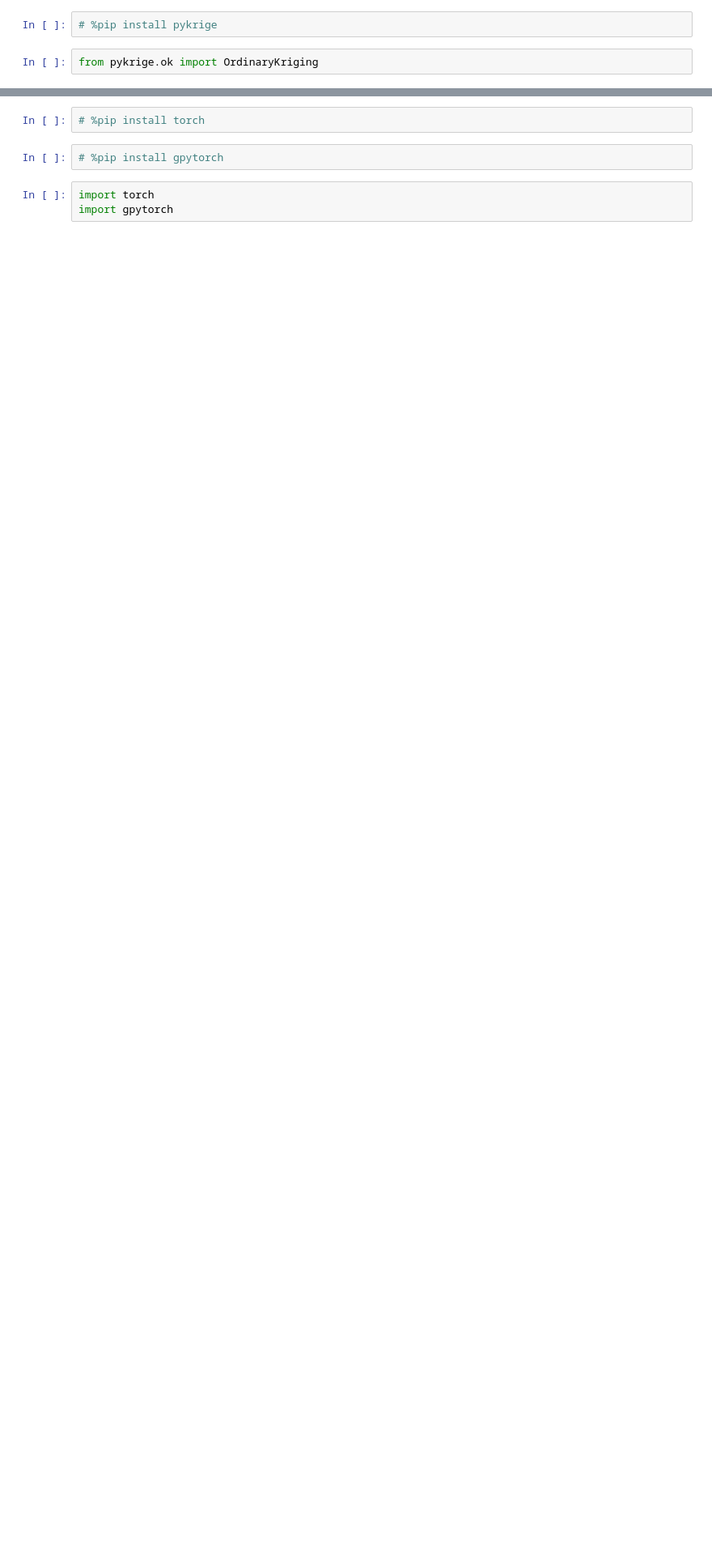
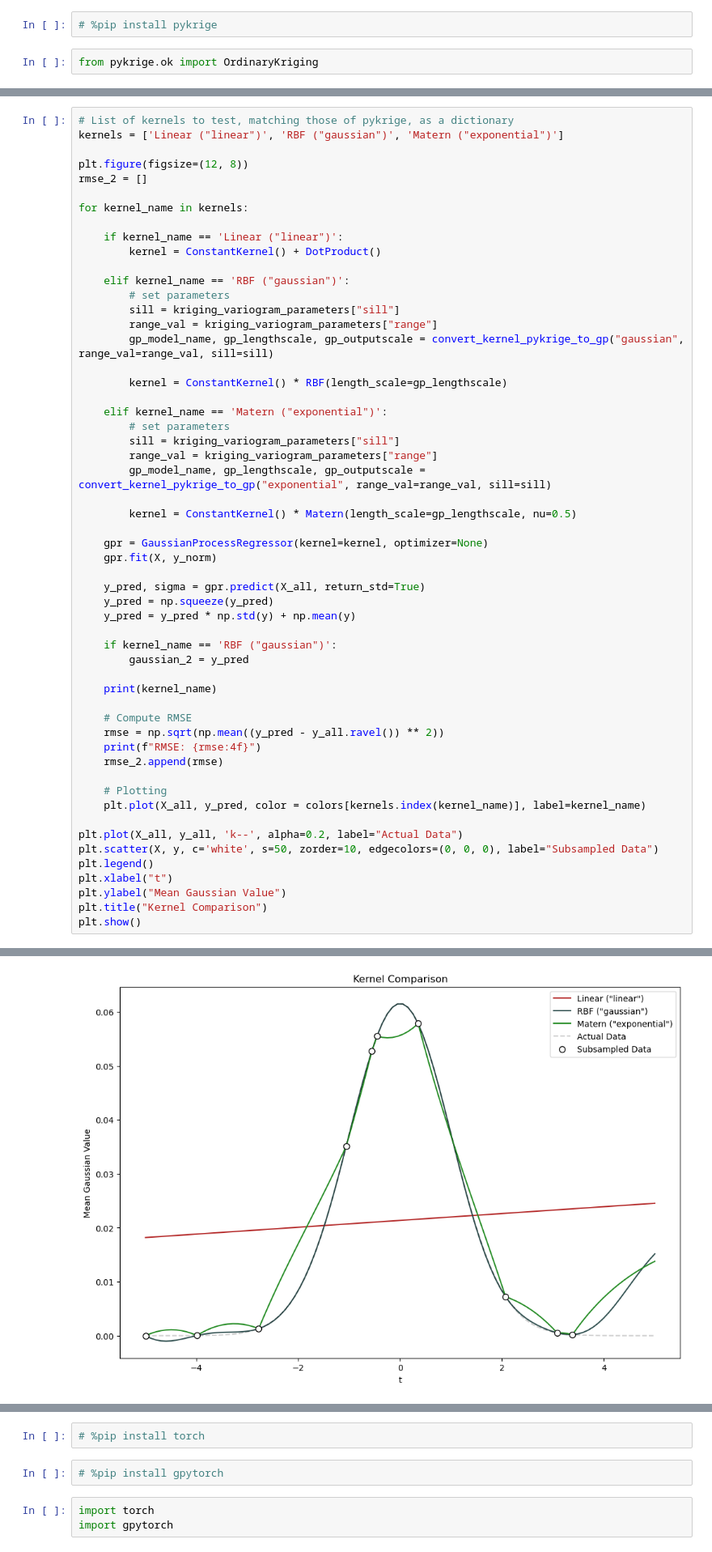
Before and after one commit to geo-smart/spacetime-elevation, a Jupyter notebook: contributors/morgan/1_One-dimensional_Implementations.ipynb, the cells around one changed output, grey strips where cells are left out. Shown at 81% size. Cells and saved outputs as stored; diff of their text form; blank space fills up the shorter version.

```diff
--- a/contributors/morgan/1_One-dimensional_Implementations.ipynb
+++ b/contributors/morgan/1_One-dimensional_Implementations.ipynb
@@ -125,0 +170,56 @@ gpytorch
+# %%
+# List of kernels to test, matching those of pykrige, as a dictionary
+kernels = ['Linear ("linear")', 'RBF ("gaussian")', 'Matern ("exponential")']
+
+plt.figure(figsize=(12, 8))
+rmse_2 = []
+
+for kernel_name in kernels:
+
+    if kernel_name == 'Linear ("linear")':
+        kernel = ConstantKernel() + DotProduct()
+
+    elif kernel_name == 'RBF ("gaussian")':
+        # set parameters
+        sill = kriging_variogram_parameters["sill"]
+        range_val = kriging_variogram_parameters["range"]
+        gp_model_name, gp_lengthscale, gp_outputscale = convert_kernel_pykrige_to_gp("gaussian", range_val=range_val, sill=sill)
+
+        kernel = ConstantKernel() * RBF(length_scale=gp_lengthscale)
+
+    elif kernel_name == 'Matern ("exponential")':
+        # set parameters
+        sill = kriging_variogram_parameters["sill"]
+        range_val = kriging_variogram_parameters["range"]
+        gp_model_name, gp_lengthscale, gp_outputscale = convert_kernel_pykrige_to_gp("exponential", range_val=range_val, sill=sill)
+
+        kernel = ConstantKernel() * Matern(length_scale=gp_lengthscale, nu=0.5)
+
+    gpr = GaussianProcessRegressor(kernel=kernel, optimizer=None)
+    gpr.fit(X, y_norm)
+
+    y_pred, sigma = gpr.predict(X_all, return_std=True)
+    y_pred = np.squeeze(y_pred)
+    y_pred = y_pred * np.std(y) + np.mean(y)
+
+    if kernel_name == 'RBF ("gaussian")':
+        gaussian_2 = y_pred
+
+    print(kernel_name)
+
+    # Compute RMSE
+    rmse = np.sqrt(np.mean((y_pred - y_all.ravel()) ** 2))
+    print(f"RMSE: {rmse:4f}")
+    rmse_2.append(rmse)
+
+    # Plotting
+    plt.plot(X_all, y_pred, color = colors[kernels.index(kernel_name)], label=kernel_name)
+
+plt.plot(X_all, y_all, 'k--', alpha=0.2, label="Actual Data")
+plt.scatter(X, y, c='white', s=50, zorder=10, edgecolors=(0, 0, 0), label="Subsampled Data")
+plt.legend()
+plt.xlabel("t")
+plt.ylabel("Mean Gaussian Value")
+plt.title("Kernel Comparison")
+plt.show()
+# %% [output]
@@ -125,0 +232 @@ gpytorch
+[figure, added]
```
Also changed, not shown: parts of 30 cells of this notebook.
